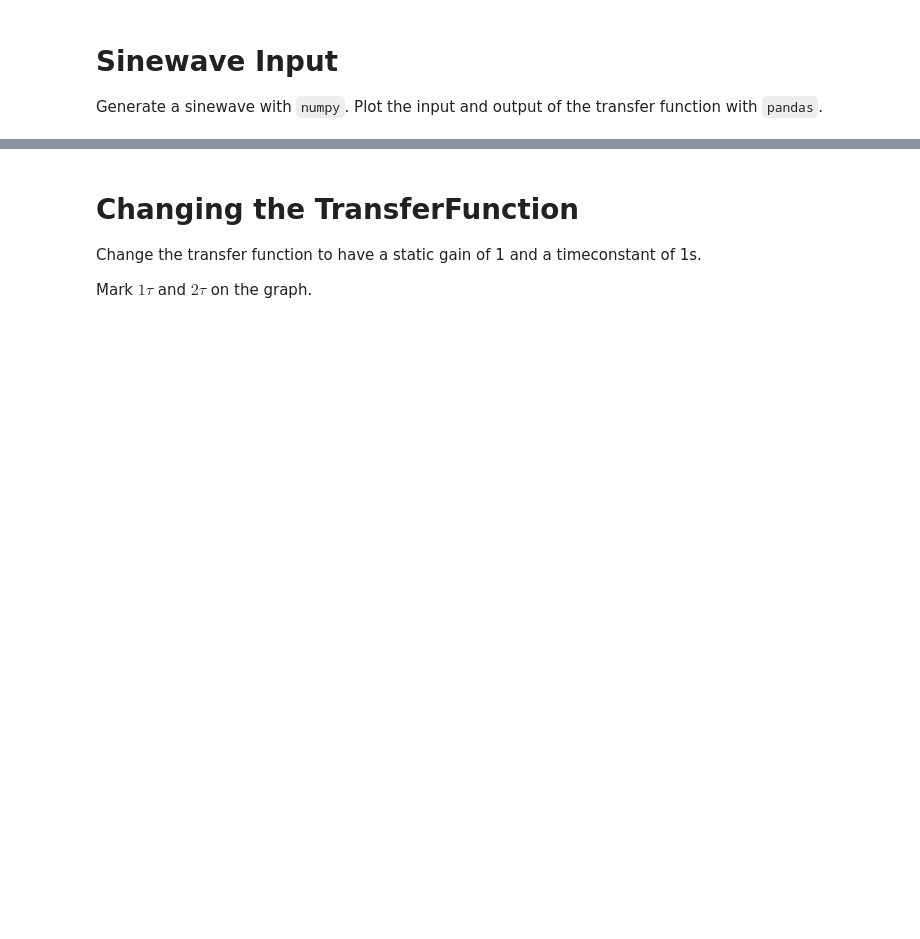
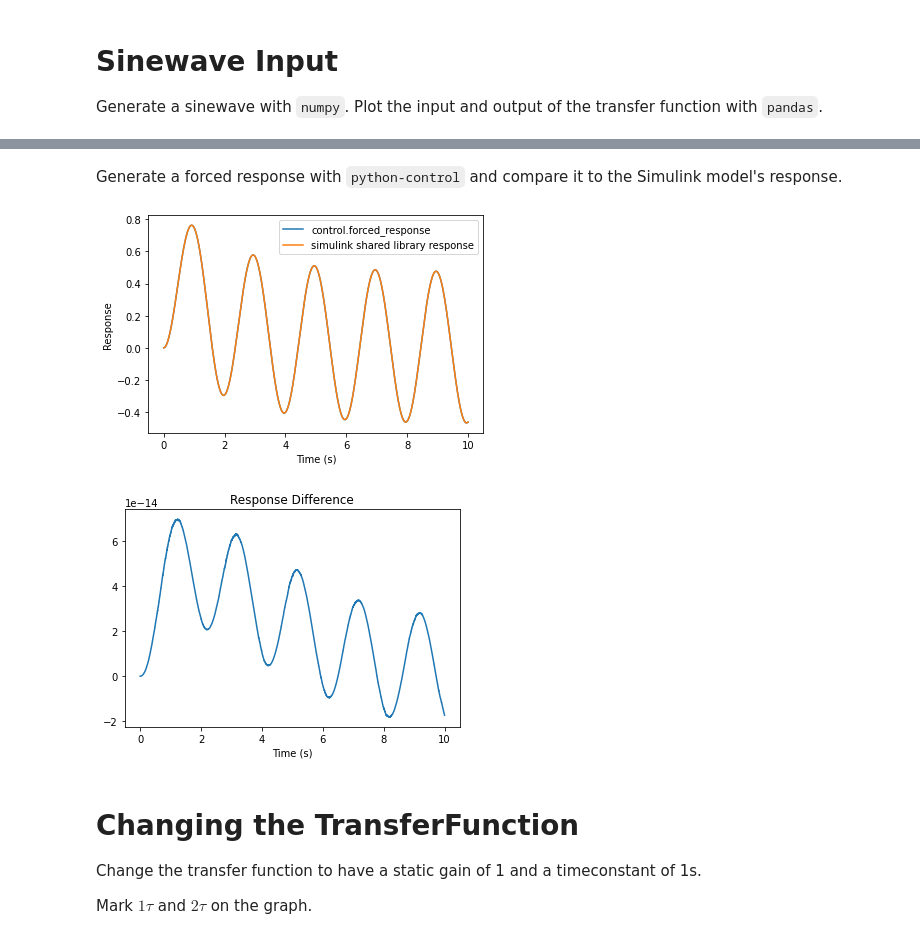
Before and after one commit to dapperfu/Python-Simulink, a Jupyter notebook: Example2/discrete_tf.ipynb, the cells around one changed output, grey strips where cells are left out. Saved outputs shown, nothing was run; the diff lists cells and outputs as text; code cells hidden in the pictures; blank space fills up the shorter version.

```diff
--- a/Example2/discrete_tf.ipynb
+++ b/Example2/discrete_tf.ipynb
@@ -173,7 +210,19 @@ df.plot(x='time', y=["input", "output"])
+# %% [markdown]
+Generate a forced response with `python-control` and compare it to the Simulink model's response.
 # %%
-T, yout, _ = control.forced_response(sysd, df.time, df.input)
+T, yout = control.forced_response(sysd, df.time, df.input)
+plt.figure()
 plt.plot(T, yout, df.time, df.output)
+plt.xlabel("Time (s)")
+plt.ylabel("Response")
 plt.legend(["control.forced_response", "simulink shared library response"])
+plt.figure()
+plt.plot(T, (yout - df.output))
+plt.xlabel("Time (s)")
+plt.title("Response Difference");
+# %% [output]
+[figure, added]
+[figure, added]
 # %% [markdown]
 # Changing the TransferFunction
 
```
Also changed, not shown: parts of 27 cells of this notebook, 7 other files.
